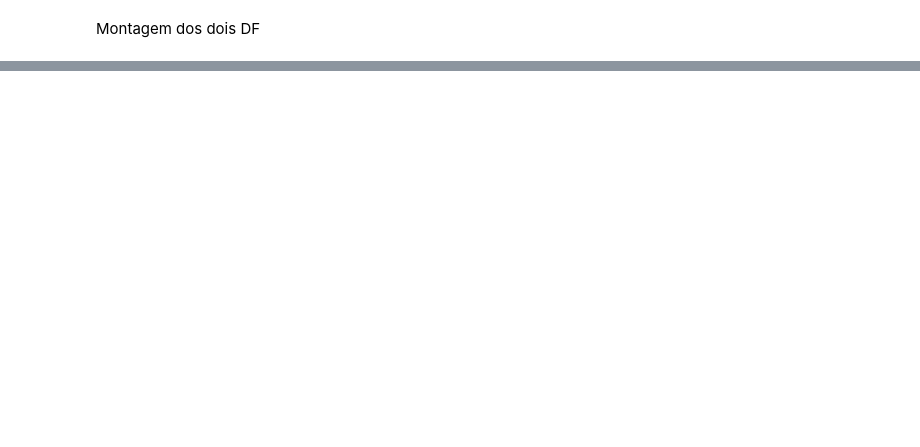
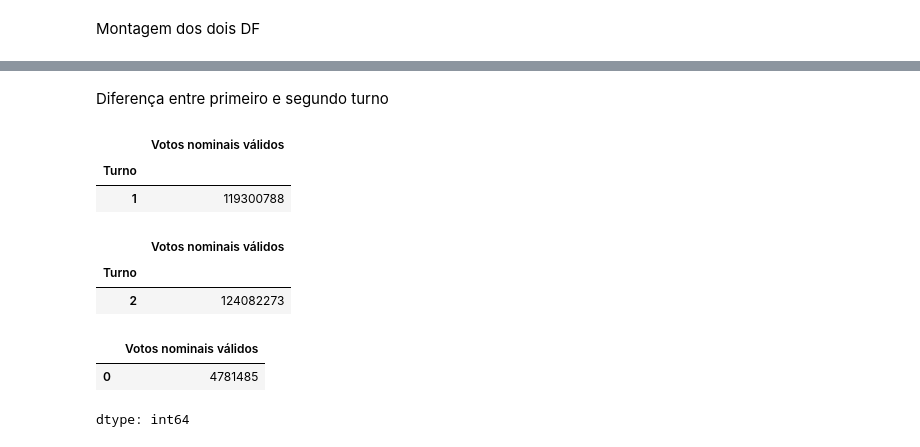
Before and after one commit to Arthxzs/Analise_Eleitoral_2026, a Jupyter notebook: Análise_votação.ipynb, the cells around one changed output, grey strips where cells are left out. Cells and saved outputs as stored; diff of their text form; code cells hidden in the pictures; blank space fills up the shorter version.

```diff
--- a/Análise_votação.ipynb
+++ b/Análise_votação.ipynb
@@ -74,0 +78,21 @@ display(votacao_total_t1)
+# %% [markdown]
+Diferença entre primeiro e segundo turno
+# %%
+votacao_total_t1 = votacao_t1.groupby("Turno")[["Votos nominais válidos"]].sum(numeric_only=True)
+
+votacao_total_t2 = votacao_t2.groupby("Turno")[["Votos nominais válidos"]].sum(numeric_only=True)
+
+diff_vot = votacao_total_t2["Votos nominais válidos"].reset_index() - votacao_total_t1["Votos nominais válidos"].reset_index()
+diff_vot = diff_vot["Votos nominais válidos"]
+
+display(votacao_total_t1, votacao_total_t2, diff_vot)
+# %% [output]
+|  | Votos nominais válidos |
+| Turno |  |
+| 1 | 119300788 |
+|  | Votos nominais válidos |
+| Turno |  |
+| 2 | 124082273 |
+|  | Votos nominais válidos |
+| 0 | 4781485 |
+dtype: int64
```
Also changed, not shown: parts of 12 cells of this notebook.
